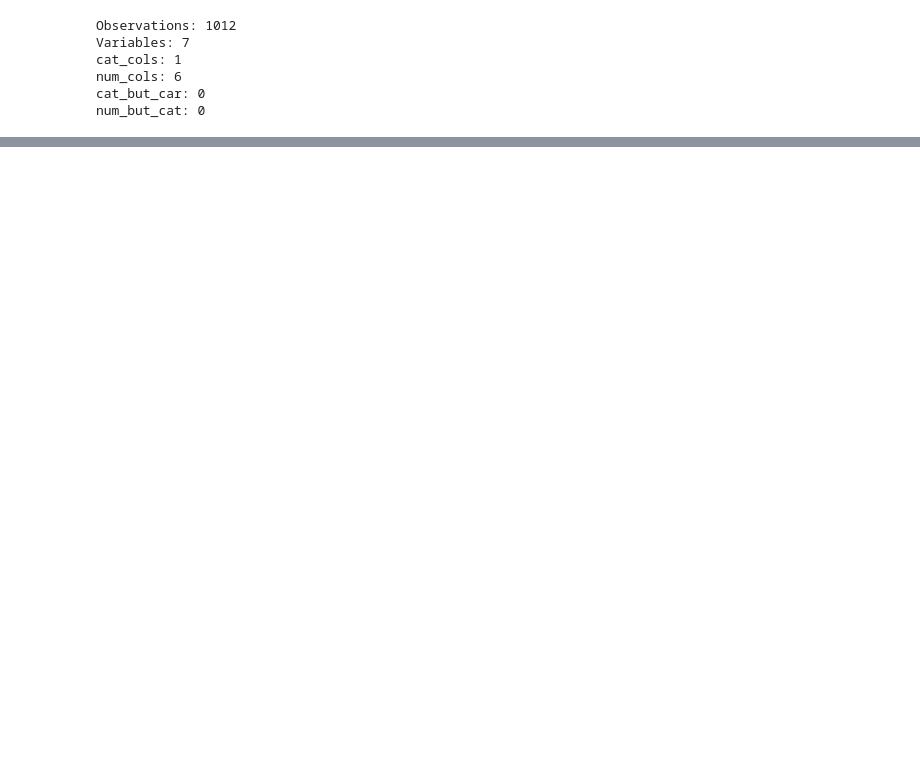
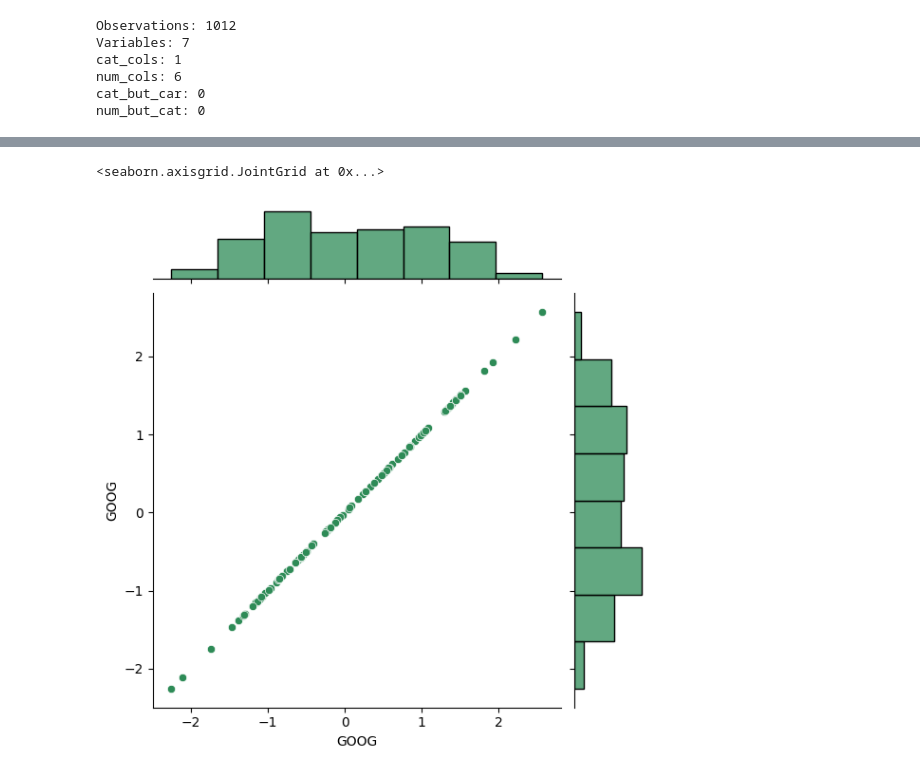
Before and after one commit to suleymanacikgoz/Global_AI_Hub_Project, a Jupyter notebook: globalaihubproje.ipynb, the cells around one changed output, grey strips where cells are left out. Cells and saved outputs as stored; diff of their text form; code cells hidden in the pictures; blank space fills up the shorter version.

```diff
--- a/globalaihubproje.ipynb
+++ b/globalaihubproje.ipynb
@@ -224,0 +326,7 @@ fig.show()
+# %%
+
+closing_df = pdr.get_data_yahoo(tech_list, start=start, end=end)['Adj Close']
+
+
+tech_rets = closing_df.pct_change()
+tech_rets.head()
@@ -224,0 +342,5 @@ fig.show()
+# %%
+sns.jointplot(x='GOOG', y='GOOG', data=tech_rets, kind='scatter', color='seagreen')
+# %% [output]
+<seaborn.axisgrid.JointGrid at 0x...>
+[figure, added]
```
Also changed, not shown: parts of 12 cells of this notebook.
